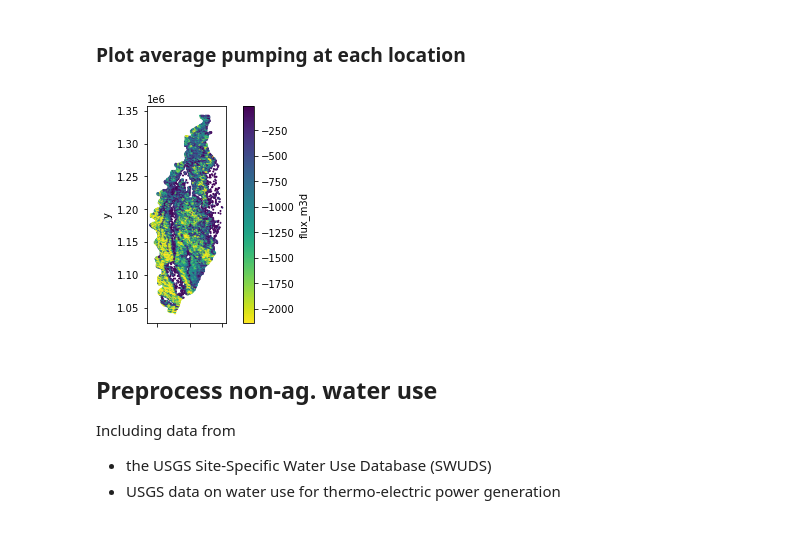
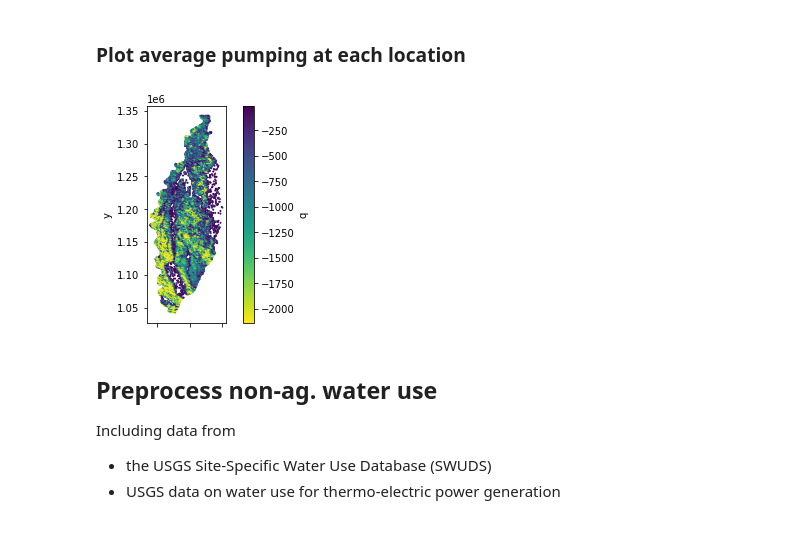
Before and after one commit to aleaf/usgs-map-gwmodels, a Jupyter notebook: docs/source/notebooks/Example.ipynb, the cells around one changed output. Drawn from its saved outputs; the diff is of its cells as text; code cells hidden in the pictures.

Commit message:
fix(iwum, swuds, te): harmonize output column names; reduce redundant operations in culling iwum data, and writing of swuds and te shapefiles to improve performance

```diff
--- a/docs/source/notebooks/Example.ipynb
+++ b/docs/source/notebooks/Example.ipynb
@@ -498,12 +499,12 @@ ag_wu.head()
 # %% [markdown]
 ### Plot average pumping at each location
 # %%
-site_means = ag_wu.groupby('iwum_loc').mean()
-ax = site_means.plot(kind='scatter', x='x', y='y', c='flux_m3d', s=1,
-                     cmap='viridis_r', vmin=site_means.flux_m3d.quantile(0.1))
+site_means = ag_wu.groupby('site_no').mean()
+ax = site_means.plot(kind='scatter', x='x', y='y', c='q', s=1,
+                     cmap='viridis_r', vmin=site_means.q.quantile(0.1))
 ax.set_aspect(1)
 # %% [output]
-[figure, old version]
+[figure, new version]
 # %% [markdown]
 ## Preprocess non-ag. water use
 Including data from
```
Also changed, not shown: parts of 9 cells of this notebook, 6 other files.
